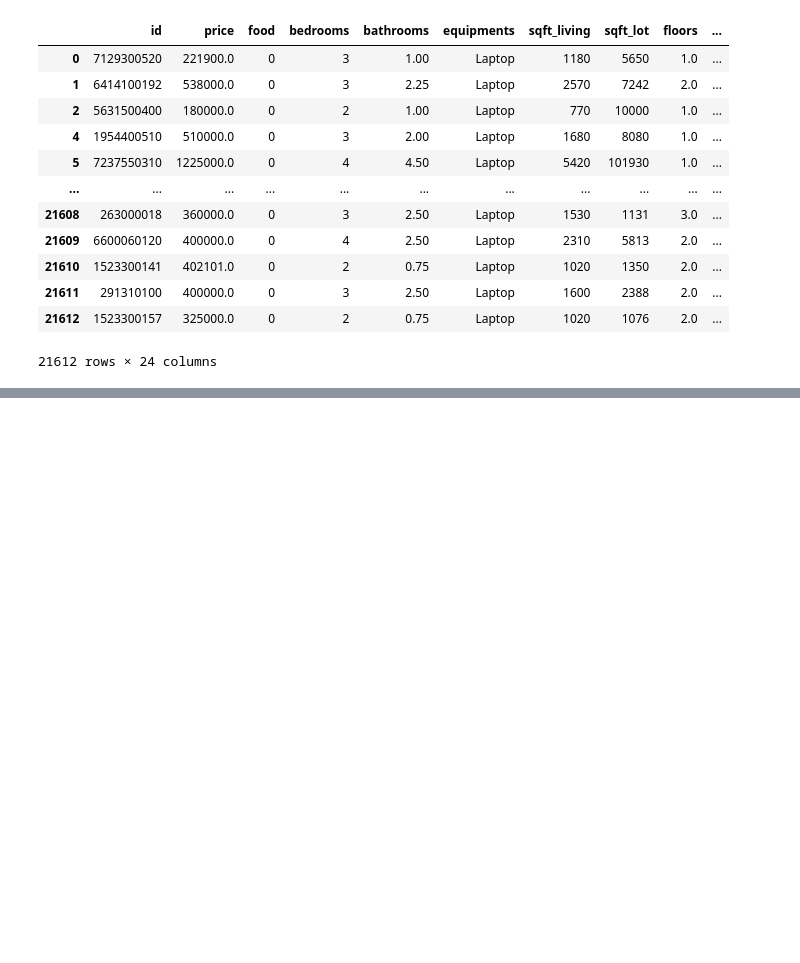
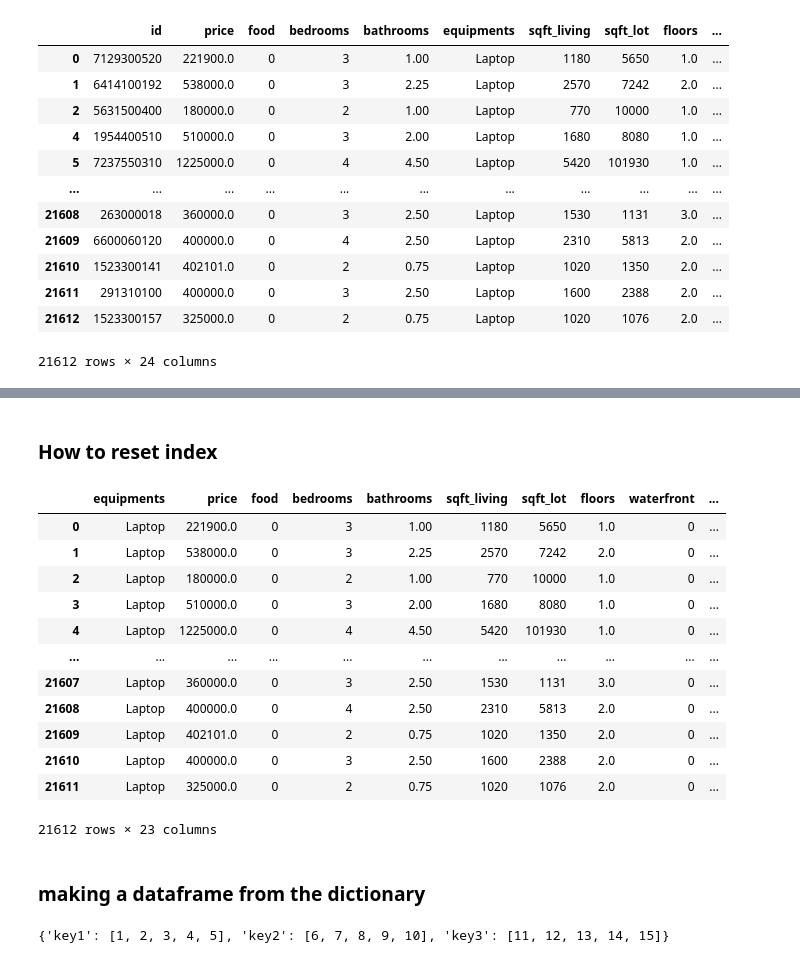
Before and after one commit to RichaSinghhh/Python, a Jupyter notebook: Pandas/Pandas.ipynb, the cells around one changed output, grey strips where cells are left out. Cells and saved outputs as stored; diff of their text form; code cells hidden in the pictures; blank space fills up the shorter version.

```diff
--- a/Pandas.ipynb
+++ b/Pandas/Pandas.ipynb
@@ -688,0 +755,20 @@ df
+# %% [markdown]
+### How to reset index
+# %%
+df.reset_index() #equipment removed from index column
+# %% [output]
+|  | equipments | price | food | bedrooms | bathrooms | sqft_living | sqft_lot | floors | waterfront | ... |
+| 0 | Laptop | 221900.0 | 0 | 3 | 1.00 | 1180 | 5650 | 1.0 | 0 | ... |
+| 1 | Laptop | 538000.0 | 0 | 3 | 2.25 | 2570 | 7242 | 2.0 | 0 | ... |
+| 2 | Laptop | 180000.0 | 0 | 2 | 1.00 | 770 | 10000 | 1.0 | 0 | ... |
+| 3 | Laptop | 510000.0 | 0 | 3 | 2.00 | 1680 | 8080 | 1.0 | 0 | ... |
+| 4 | Laptop | 1225000.0 | 0 | 4 | 4.50 | 5420 | 101930 | 1.0 | 0 | ... |
+| ... | ... | ... | ... | ... | ... | ... | ... | ... | ... | ... |
+| 21607 | Laptop | 360000.0 | 0 | 3 | 2.50 | 1530 | 1131 | 3.0 | 0 | ... |
+| 21608 | Laptop | 400000.0 | 0 | 4 | 2.50 | 2310 | 5813 | 2.0 | 0 | ... |
+| 21609 | Laptop | 402101.0 | 0 | 2 | 0.75 | 1020 | 1350 | 2.0 | 0 | ... |
+| 21610 | Laptop | 400000.0 | 0 | 3 | 2.50 | 1600 | 2388 | 2.0 | 0 | ... |
+| 21611 | Laptop | 325000.0 | 0 | 2 | 0.75 | 1020 | 1076 | 2.0 | 0 | ... |
+21612 rows × 23 columns
+# %% [markdown]
+### making a dataframe from the dictionary
@@ -688,0 +779,4 @@ df
+# %%
+print(d)
+# %% [output]
+{'key1': [1, 2, 3, 4, 5], 'key2': [6, 7, 8, 9, 10], 'key3': [11, 12, 13, 14, 15]}
```
Also changed, not shown: parts of 13 cells of this notebook, 1 other file.
